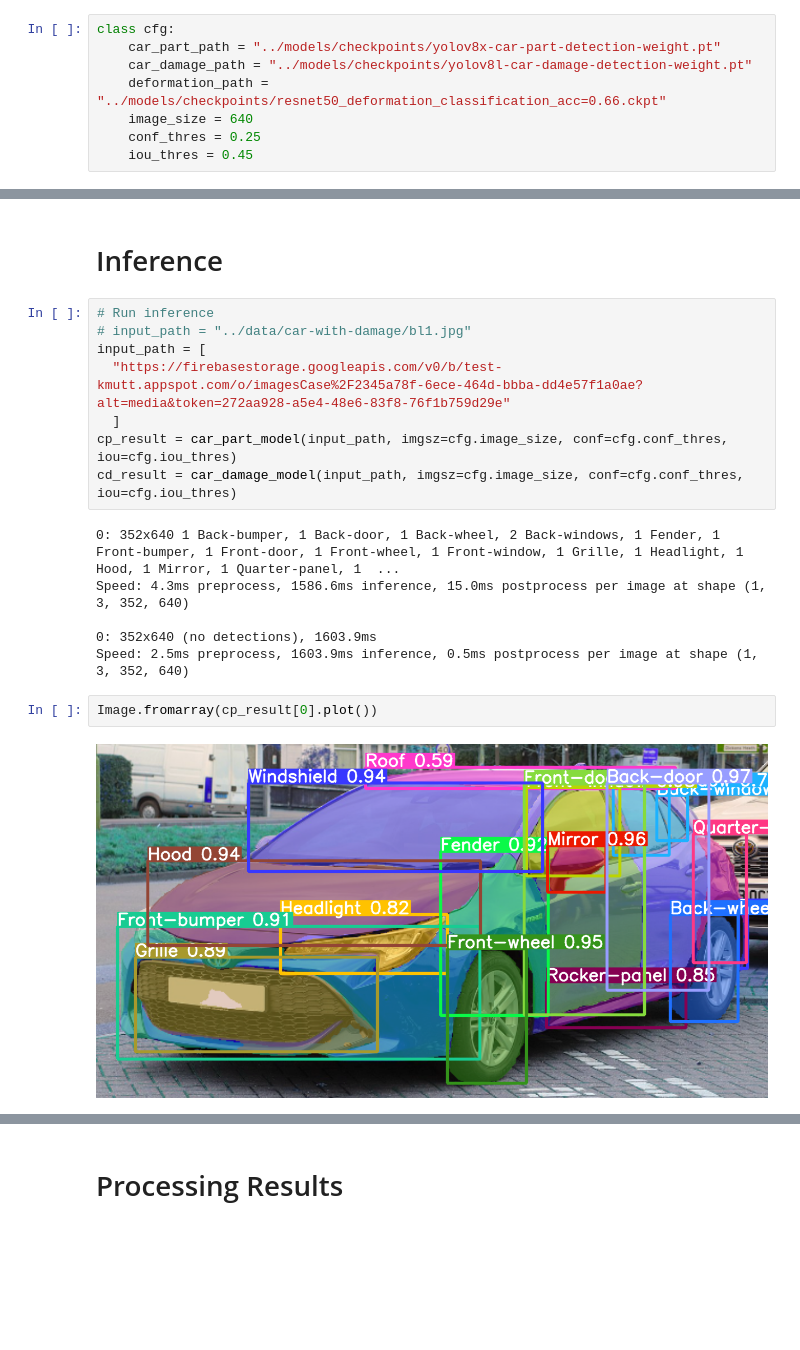
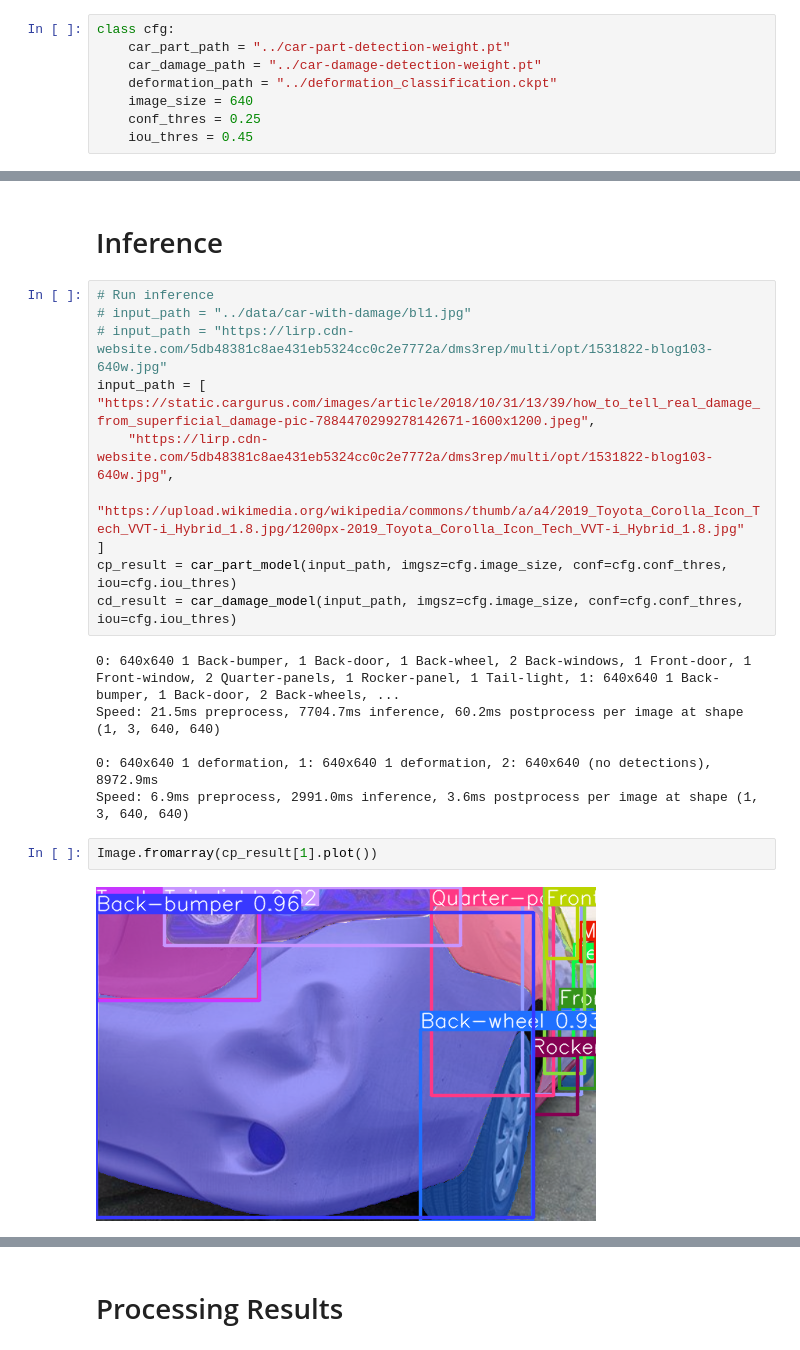
Before and after one commit to chogerlate/car-project-aws-serving, a Jupyter notebook: notebooks/inference.ipynb, the cells around one changed output, grey strips where cells are left out. Cells and saved outputs as stored; diff of their text form; blank space fills up the shorter version.

```diff
--- a/notebooks/inference.ipynb
+++ b/notebooks/inference.ipynb
@@ -16,9 +16,9 @@ import os
 # CONF.
 # %%
 class cfg:
-    car_part_path = "../models/checkpoints/yolov8x-car-part-detection-weight.pt"
-    car_damage_path = "../models/checkpoints/yolov8l-car-damage-detection-weight.pt"
-    deformation_path = "../models/checkpoints/resnet50_deformation_classification_acc=0.66.ckpt"
+    car_part_path = "../car-part-detection-weight.pt"
+    car_damage_path = "../car-damage-detection-weight.pt"
+    deformation_path = "../deformation_classification.ckpt"
     image_size = 640
     conf_thres = 0.25
     iou_thres = 0.45
@@ -109,19 +109,22 @@ car_damage_model = YOLO(cfg.car_damage_path).to(device)
 # %%
 # Run inference
 # input_path = "../data/car-with-damage/bl1.jpg"
+# input_path = "https://lirp.cdn-website.com/5db48381c8ae431eb5324cc0c2e7772a/dms3rep/multi/opt/1531822-blog103-640w.jpg"
 input_path = [
-  "https://firebasestorage.googleapis.com/v0/b/test-kmutt.appspot.com/o/imagesCase%2F2345a78f-6ece-464d-bbba-dd4e57f1a0ae?alt=media&token=272aa928-a5e4-48e6-83f8-76f1b759d29e"
-  ]
+"https://static.cargurus.com/images/article/2018/10/31/13/39/how_to_tell_real_damage_from_superficial_damage-pic-7884470299278142671-1600x1200.jpeg",
+    "https://lirp.cdn-website.com/5db48381c8ae431eb5324cc0c2e7772a/dms3rep/multi/opt/1531822-blog103-640w.jpg",
+    "https://upload.wikimedia.org/wikipedia/commons/thumb/a/a4/2019_Toyota_Corolla_Icon_Tech_VVT-i_Hybrid_1.8.jpg/1200px-2019_Toyota_Corolla_Icon_Tech_VVT-i_Hybrid_1.8.jpg"
+]
 cp_result = car_part_model(input_path, imgsz=cfg.image_size, conf=cfg.conf_thres, iou=cfg.iou_thres)
 cd_result = car_damage_model(input_path, imgsz=cfg.image_size, conf=cfg.conf_thres, iou=cfg.iou_thres)
 # %% [output]
-0: 352x640 1 Back-bumper, 1 Back-door, 1 Back-wheel, 2 Back-windows, 1 Fender, 1 Front-bumper, 1 Front-door, 1 Front-wheel, 1 Front-window, 1 Grille, 1 Headlight, 1 Hood, 1 Mirror, 1 Quarter-panel, 1  ...
-Speed: 4.3ms preprocess, 1586.6ms inference, 15.0ms postprocess per image at shape (1, 3, 352, 640)
+0: 640x640 1 Back-bumper, 1 Back-door, 1 Back-wheel, 2 Back-windows, 1 Front-door, 1 Front-window, 2 Quarter-panels, 1 Rocker-panel, 1 Tail-light, 1: 640x640 1 Back-bumper, 1 Back-door, 2 Back-wheels, ...
+Speed: 21.5ms preprocess, 7704.7ms inference, 60.2ms postprocess per image at shape (1, 3, 640, 640)
 
-0: 352x640 (no detections), 1603.9ms
-Speed: 2.5ms preprocess, 1603.9ms inference, 0.5ms postprocess per image at shape (1, 3, 352, 640)
+0: 640x640 1 deformation, 1: 640x640 1 deformation, 2: 640x640 (no detections), 8972.9ms
+Speed: 6.9ms preprocess, 2991.0ms inference, 3.6ms postprocess per image at shape (1, 3, 640, 640)
 # %%
-Image.fromarray(cp_result[0].plot())
+Image.fromarray(cp_result[1].plot())
 # %% [output]
-[figure, old version]
+[figure, new version]
 # %%
```
Also changed, not shown: parts of 6 cells of this notebook, 5 other files.
